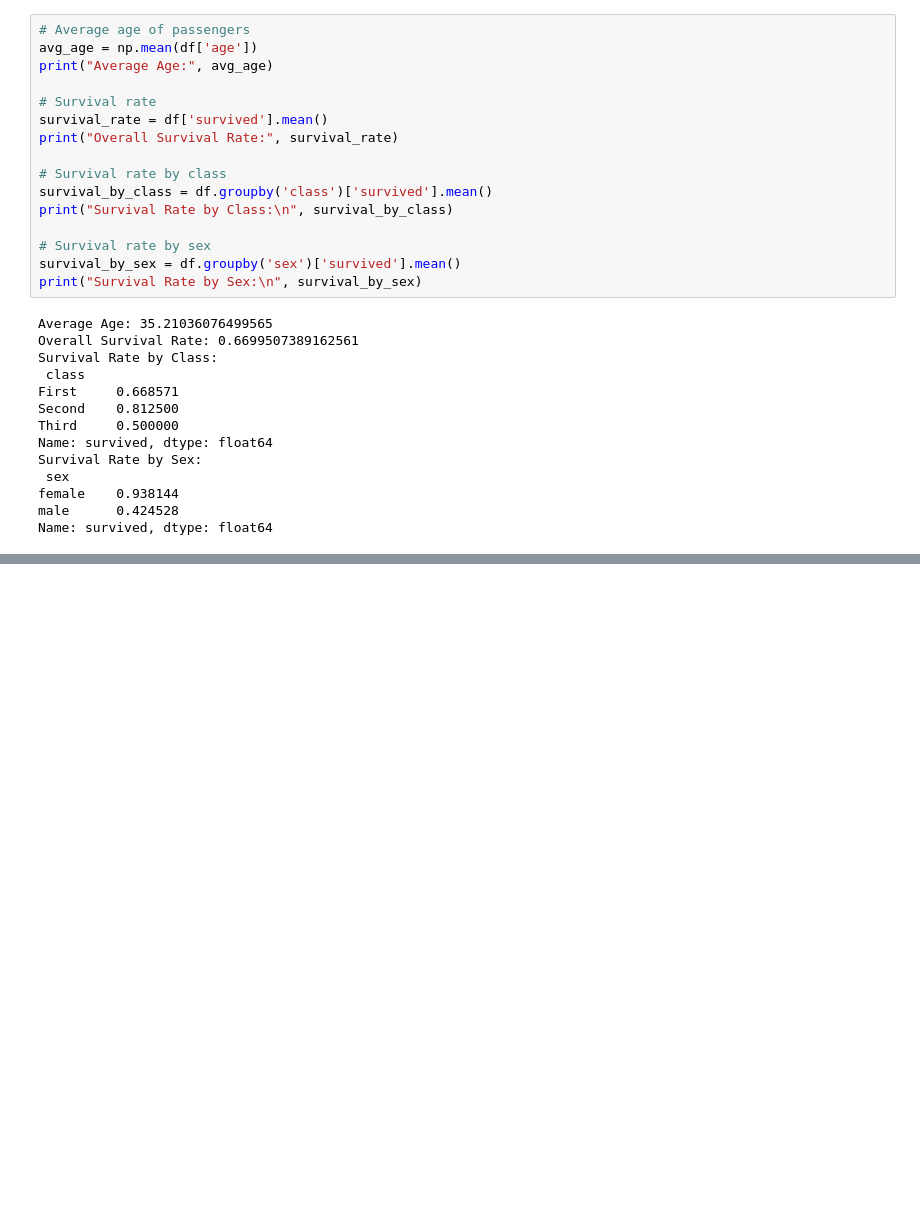
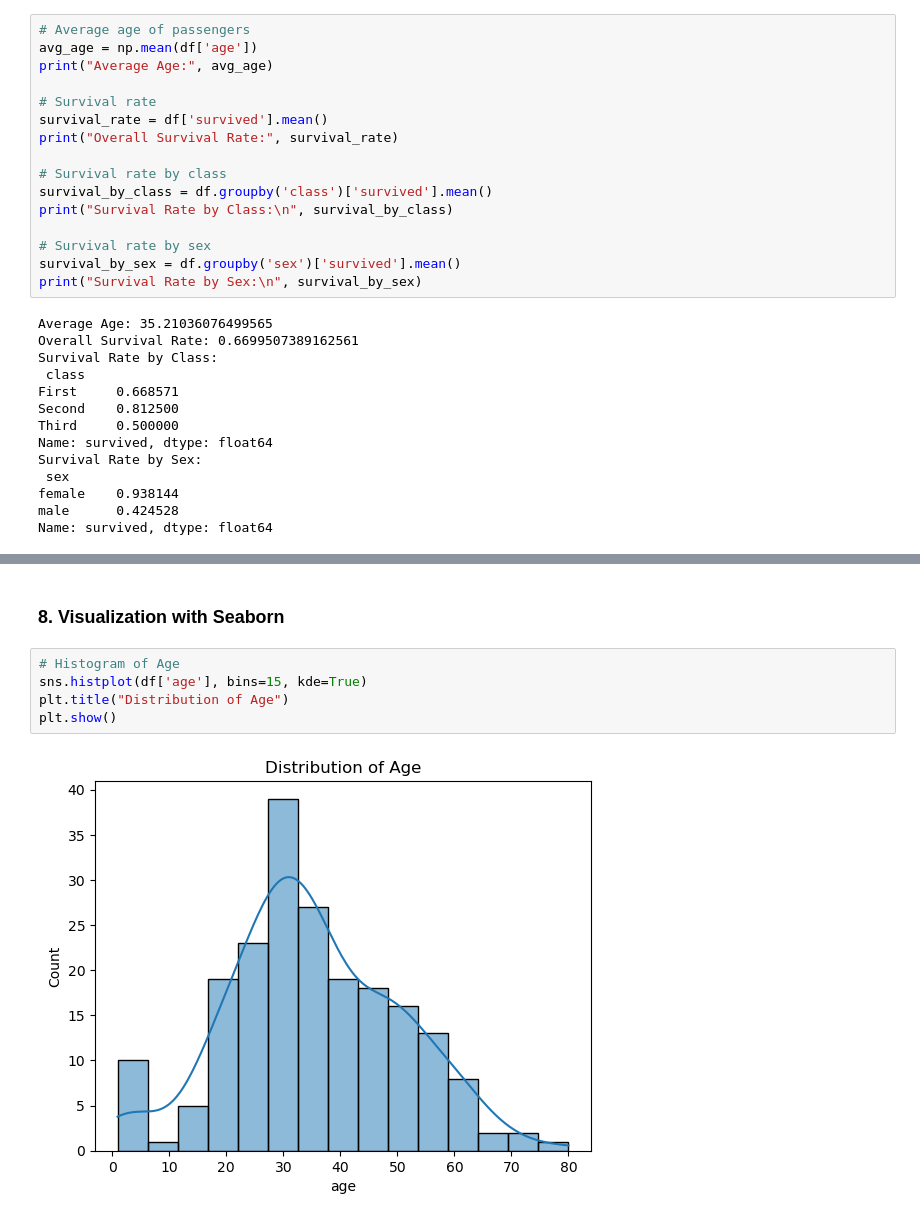
Before and after one commit to ViishweshwarGouni/DataAnalysis, a Jupyter notebook: MiniEndToEndProject.ipynb, the cells around one changed output, grey strips where cells are left out. Cells and saved outputs as stored; diff of their text form; blank space fills up the shorter version.

```diff
--- a/MiniEndToEndProject.ipynb
+++ b/MiniEndToEndProject.ipynb
@@ -110,0 +155,9 @@ Name: survived, dtype: float64
+# %% [markdown]
+### 8. Visualization with Seaborn
+# %%
+# Histogram of Age
+sns.histplot(df['age'], bins=15, kde=True)
+plt.title("Distribution of Age")
+plt.show()
+# %% [output]
+[figure, added]
```
Also changed, not shown: parts of 14 cells of this notebook, 3 other files.
